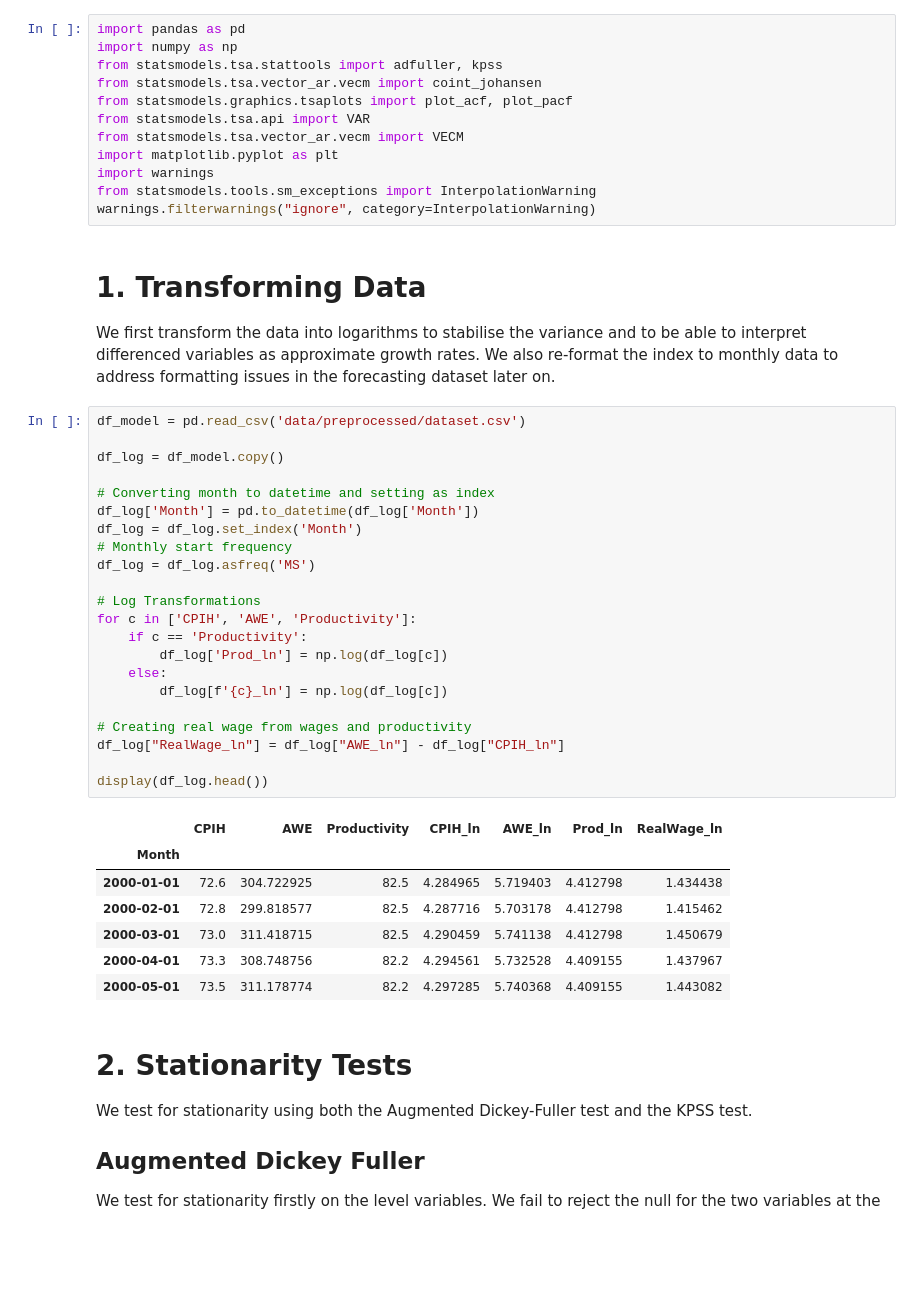
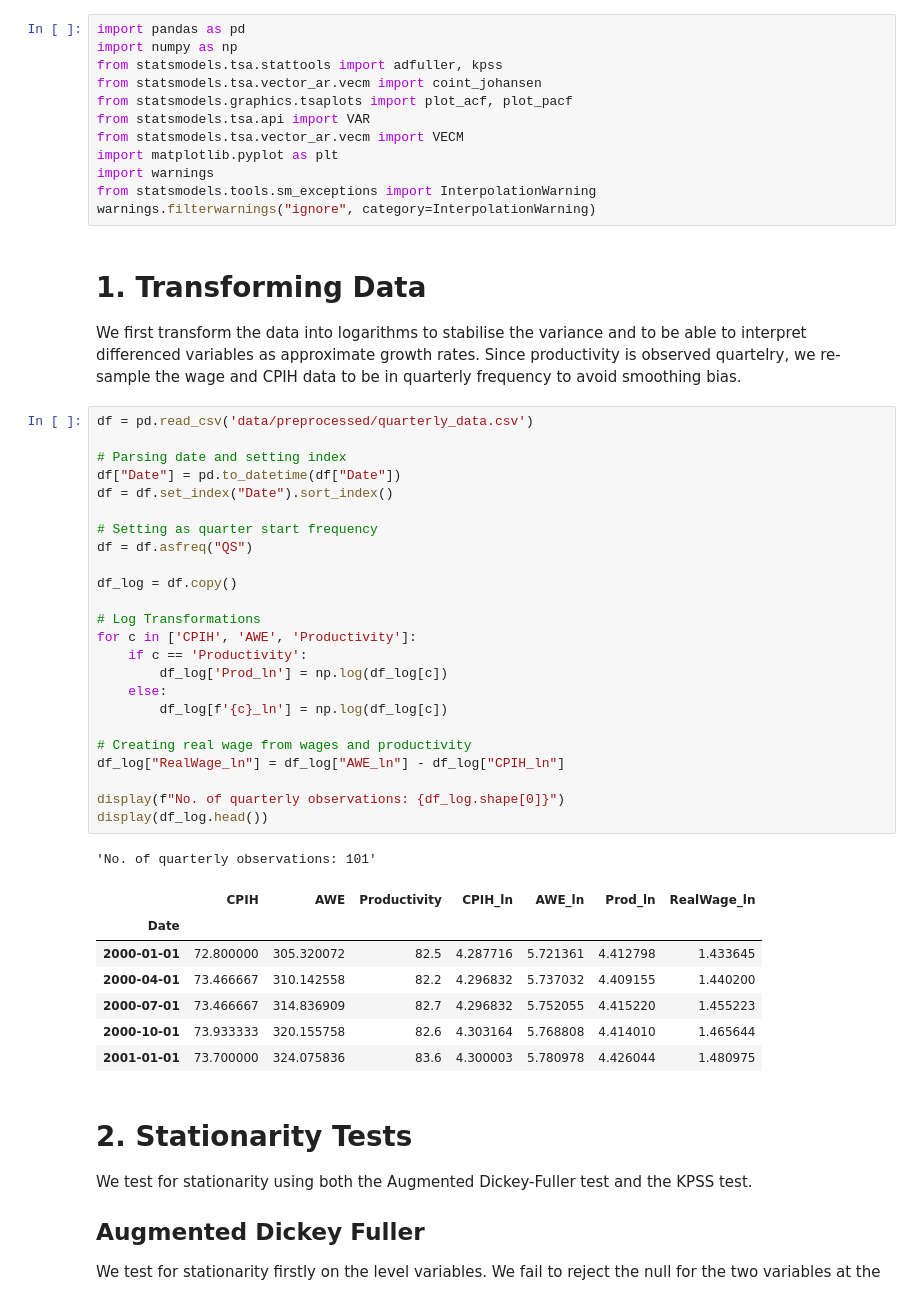
Before and after one commit to adrymmm/uk_inflation_wage_project, a Jupyter notebook: model.ipynb, the cells around one changed output. Cells and saved outputs as stored; diff of their text form; blank space fills up the shorter version.

```diff
--- a/model.ipynb
+++ b/model.ipynb
@@ -12,37 +12,40 @@ from statsmodels.tools.sm_exceptions import InterpolationWarning
 warnings.filterwarnings("ignore", category=InterpolationWarning)
 # %% [markdown]
 # 1. Transforming Data
-We first transform the data into logarithms to stabilise the variance and to be able to interpret differenced variables as approximate growth rates. We also re-format the index to monthly data to address formatting issues in the forecasting dataset later on.
+We first transform the data into logarithms to stabilise the variance and to be able to interpret differenced variables as approximate growth rates. Since productivity is observed quartelry, we re-sample the wage and CPIH data to be in quarterly frequency to avoid smoothing bias.
 # %%
-df_model = pd.read_csv('data/preprocessed/dataset.csv')
+df = pd.read_csv('data/preprocessed/quarterly_data.csv')
 
-df_log = df_model.copy()
+# Parsing date and setting index
+df["Date"] = pd.to_datetime(df["Date"])
+df = df.set_index("Date").sort_index()
 
-# Converting month to datetime and setting as index
-df_log['Month'] = pd.to_datetime(df_log['Month'])
-df_log = df_log.set_index('Month')
-# Monthly start frequency
-df_log = df_log.asfreq('MS')
+# Setting as quarter start frequency
+df = df.asfreq("QS")
+
+df_log = df.copy()
 
 # Log Transformations
 for c in ['CPIH', 'AWE', 'Productivity']:
     if c == 'Productivity':
         df_log['Prod_ln'] = np.log(df_log[c])
     else:
         df_log[f'{c}_ln'] = np.log(df_log[c])
 
 # Creating real wage from wages and productivity
 df_log["RealWage_ln"] = df_log["AWE_ln"] - df_log["CPIH_ln"]
 
+display(f"No. of quarterly observations: {df_log.shape[0]}")
 display(df_log.head())
 # %% [output]
+'No. of quarterly observations: 101'
 |  | CPIH | AWE | Productivity | CPIH_ln | AWE_ln | Prod_ln | RealWage_ln |
-| Month |  |  |  |  |  |  |  |
-| 2000-01-01 | 72.6 | 304.722925 | 82.5 | 4.284965 | 5.719403 | 4.412798 | 1.434438 |
-| 2000-02-01 | 72.8 | 299.818577 | 82.5 | 4.287716 | 5.703178 | 4.412798 | 1.415462 |
-| 2000-03-01 | 73.0 | 311.418715 | 82.5 | 4.290459 | 5.741138 | 4.412798 | 1.450679 |
-| 2000-04-01 | 73.3 | 308.748756 | 82.2 | 4.294561 | 5.732528 | 4.409155 | 1.437967 |
-| 2000-05-01 | 73.5 | 311.178774 | 82.2 | 4.297285 | 5.740368 | 4.409155 | 1.443082 |
+| Date |  |  |  |  |  |  |  |
+| 2000-01-01 | 72.800000 | 305.320072 | 82.5 | 4.287716 | 5.721361 | 4.412798 | 1.433645 |
+| 2000-04-01 | 73.466667 | 310.142558 | 82.2 | 4.296832 | 5.737032 | 4.409155 | 1.440200 |
+| 2000-07-01 | 73.466667 | 314.836909 | 82.7 | 4.296832 | 5.752055 | 4.415220 | 1.455223 |
+| 2000-10-01 | 73.933333 | 320.155758 | 82.6 | 4.303164 | 5.768808 | 4.414010 | 1.465644 |
+| 2001-01-01 | 73.700000 | 324.075836 | 83.6 | 4.300003 | 5.780978 | 4.426044 | 1.480975 |
 # %% [markdown]
 # 2. Stationarity Tests
 We test for stationarity using both the Augmented Dickey-Fuller test and the KPSS test.
```
Also changed, not shown: parts of 16 cells of this notebook, 3 other files.
